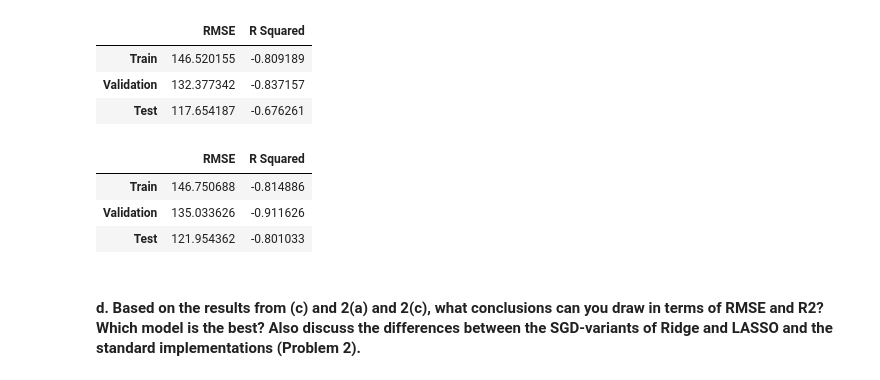
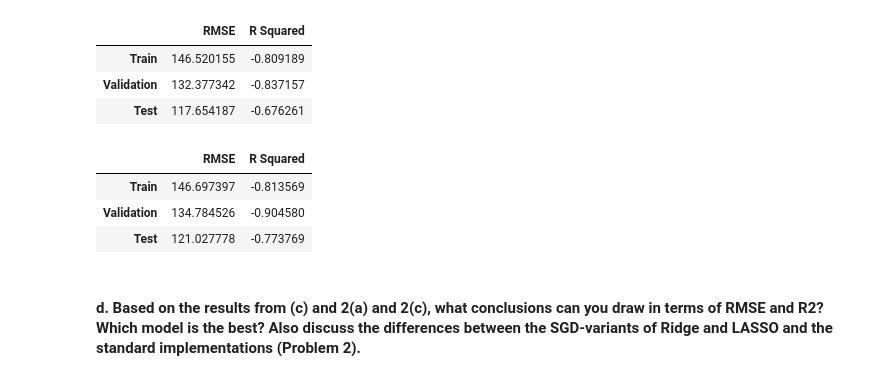
Before and after one commit to Leon-624/ML_HW, a Jupyter notebook: ML_HW1/ML_HW1_Linear_Reg.ipynb, the cells around one changed output. Cells and saved outputs as stored; diff of their text form; code cells hidden in the pictures.

```diff
--- a/ML_HW1/ML_HW1_Linear_Reg.ipynb
+++ b/ML_HW1/ML_HW1_Linear_Reg.ipynb
@@ -391,21 +391,21 @@ plt.show()
 # %%
 # Define loss function w/ elastic net
 def calc_loss_w_elastic_net(X, y, w, lambda_, alpha):
+    def calc_l2_squared(V):
+        return np.sum(V**2)
+    def calc_l1(V):
+        return np.linalg.norm(V, ord=1)
+
     # Exclude intercept term from regularization
-    def calc_l2_squared(V):
-        return np.sum((V[1:])**2)
-    def calc_l1(V):
-        return np.linalg.norm(V[1:], ord=1)
-
     return (calc_l2_squared(y - X.dot(w)) / (2 * y.shape[0]))\
-            + lambda_ * (alpha * calc_l2_squared(w)\
-            + (1 - alpha) * calc_l1(w))
+            + lambda_ * (alpha * calc_l2_squared(w[1:])\
+                        + (1 - alpha) * calc_l1(w[1:]))
 # %%
 # Define gradient for loss function w/ ridge regularization
 def calc_gradient_w_ridge(X, y, w, coef_ridge):
     d_ridge = 2 * coef_ridge * w
     d_ridge[0] = 0    # Exclude intercept term from ridge regularization
-    return X.T.dot(X.dot(w) - y) / y.shape[0] + d_ridge
+    return (X.T).dot(X.dot(w) - y) / y.shape[0] + d_ridge
 # %%
 # Define proximal operator for lasso
 def calc_proximal_w_lasso(V, coef_lasso, learning_rate):
@@ -672,19 +672,20 @@ compute_scores(w)
 | Validation | 132.377342 | -0.837157 |
 | Test | 117.654187 | -0.676261 |
 # %%
-# Debug: lambda = 0 (linear regression without regularization)
+# DEBUG: lambda = 0 (linear regression without regularization)
+# R2 for training set should be at least 0.
 w = np.random.rand(X_train_itcpt.shape[1])
 alpha = 0.5
 lambda_ = 0
-learning_rate = 0.05
-train_w_elastic_net(X_train_itcpt, y_train, w, lambda_, alpha, learning_rate, 500, 30, False)
+learning_rate = 0.001
+train_w_elastic_net(X_train_itcpt, y_train, w, lambda_, alpha, learning_rate, 500, 200, False)
 
 compute_scores(w)
 # %% [output]
 |  | RMSE | R Squared |
-| Train | 146.750688 | -0.814886 |
-| Validation | 135.033626 | -0.911626 |
-| Test | 121.954362 | -0.801033 |
+| Train | 146.697397 | -0.813569 |
+| Validation | 134.784526 | -0.904580 |
+| Test | 121.027778 | -0.773769 |
 # %% [markdown]
 #### d. Based on the results from (c) and 2(a) and 2(c), what conclusions can you draw in terms of RMSE and R2? Which model is the best? Also discuss the differences between the SGD-variants of Ridge and LASSO and the standard implementations (Problem 2).
 # %% [markdown]
```
Also changed, not shown: parts of 3 cells of this notebook.
